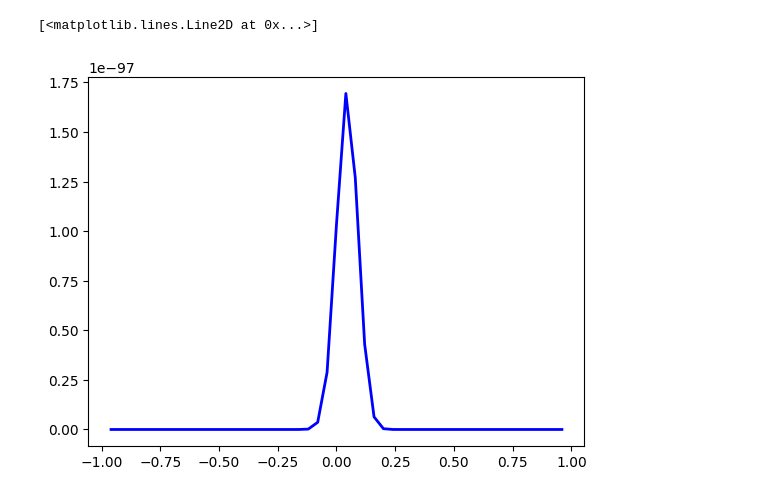
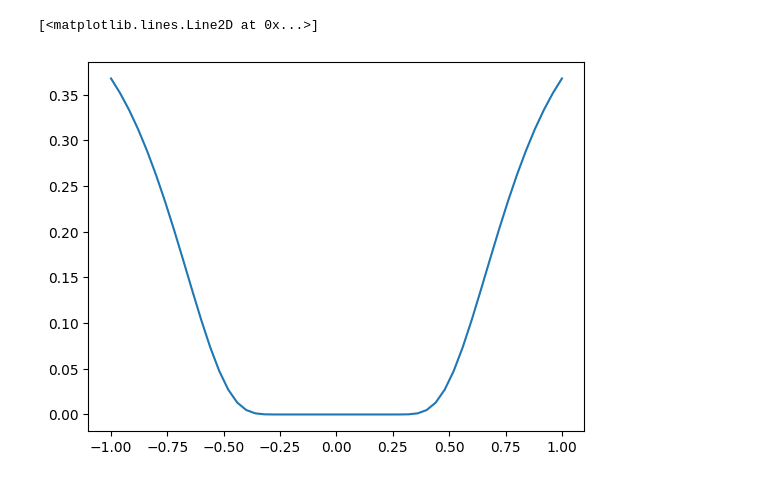
Before and after one commit to ottaviofornieri/Diffusion_MHD_modes, a Jupyter notebook: Untitled.ipynb, the cells around one changed output. Drawn from its saved outputs; the diff is of its cells as text; code cells hidden in the pictures.

```diff
--- a/Untitled.ipynb
+++ b/Untitled.ipynb
@@ -50,6 +76,10 @@ plt.plot(cosAlpha_symm, resonance_fast(1.e5, cosAlpha_symm, 0.999, 2.14488e-8),
-# %%
-mu_array = np.linspace(start = -1., stop = 1., num = 51)
-plt.plot(mu_array, resonance_fast(1.e5, 0.00001, mu_array, 2.14488e-8), lw=2., color='blue', label='current')
-# %% [output]
-[<matplotlib.lines.Line2D at 0x...>]
-[figure, removed]
+# %%
+def f( x_ ):
+    return 1./np.abs(x_) * np.exp( -1. / x_**2 ) if x_ != 0 else 0.
+
+
+x_grid = np.linspace(start=-1., stop=+1., num=51)
+plt.plot(x_grid, [f(i) for i in x_grid])
+# %% [output]
+[<matplotlib.lines.Line2D at 0x...>]
+[figure, added]
```
Also changed, not shown: parts of 3 cells of this notebook, 1 other file.
